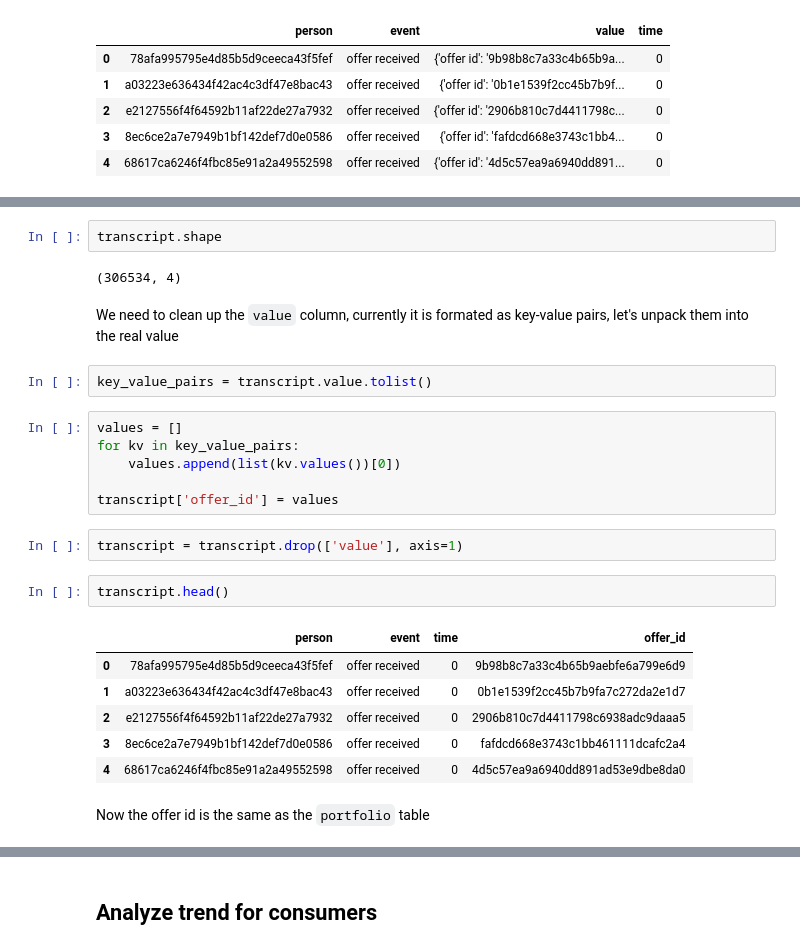
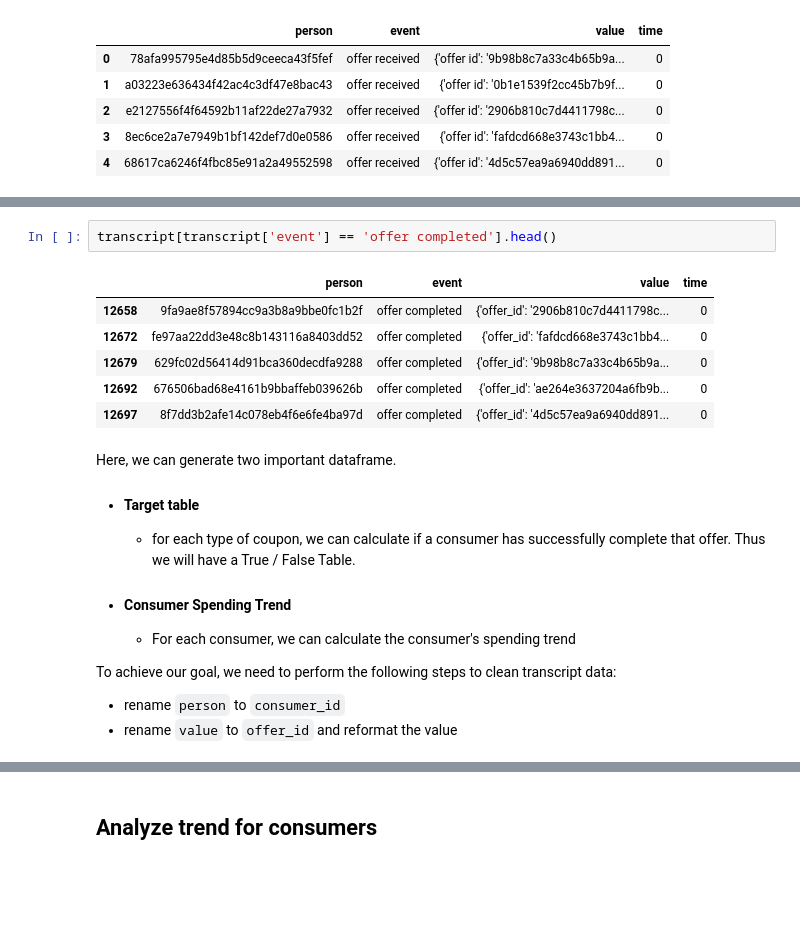
Before and after one commit to LeoYuanjieLi/starbucks_ml, a Jupyter notebook: Startbucks_Capstone_notebook.ipynb, the cells around one changed output, grey strips where cells are left out. Drawn from its saved outputs; the diff is of its cells as text; blank space fills up the shorter version.

```diff
--- a/Startbucks_Capstone_notebook.ipynb
+++ b/Startbucks_Capstone_notebook.ipynb
@@ -196,27 +245,22 @@ array([  0,   6,  12,  18,  24,  30,  36,  42,  48,  54,  60,  66,  72,
-# %%
-transcript.shape
-# %% [output]
-(306534, 4)
-# %% [markdown]
-We need to clean up the `value` column, currently it is formated as key-value pairs, let's unpack them into the real value
-# %%
-key_value_pairs = transcript.value.tolist()
-# %%
-values = []
-for kv in key_value_pairs:
-    values.append(list(kv.values())[0])
-
-transcript['offer_id'] = values
-# %%
-transcript = transcript.drop(['value'], axis=1)
 # %%
-transcript.head()
+transcript[transcript['event'] == 'offer completed'].head()
 # %% [output]
-|  | person | event | time | offer_id |
-| 0 | 78afa995795e4d85b5d9ceeca43f5fef | offer received | 0 | 9b98b8c7a33c4b65b9aebfe6a799e6d9 |
-| 1 | a03223e636434f42ac4c3df47e8bac43 | offer received | 0 | 0b1e1539f2cc45b7b9fa7c272da2e1d7 |
-| 2 | e2127556f4f64592b11af22de27a7932 | offer received | 0 | 2906b810c7d4411798c6938adc9daaa5 |
-| 3 | 8ec6ce2a7e7949b1bf142def7d0e0586 | offer received | 0 | fafdcd668e3743c1bb461111dcafc2a4 |
-| 4 | 68617ca6246f4fbc85e91a2a49552598 | offer received | 0 | 4d5c57ea9a6940dd891ad53e9dbe8da0 |
+|  | person | event | value | time |
+| 12658 | 9fa9ae8f57894cc9a3b8a9bbe0fc1b2f | offer completed | {'offer_id': '2906b810c7d4411798c... | 0 |
+| 12672 | fe97aa22dd3e48c8b143116a8403dd52 | offer completed | {'offer_id': 'fafdcd668e3743c1bb4... | 0 |
+| 12679 | 629fc02d56414d91bca360decdfa9288 | offer completed | {'offer_id': '9b98b8c7a33c4b65b9a... | 0 |
+| 12692 | 676506bad68e4161b9bbaffeb039626b | offer completed | {'offer_id': 'ae264e3637204a6fb9b... | 0 |
+| 12697 | 8f7dd3b2afe14c078eb4f6e6fe4ba97d | offer completed | {'offer_id': '4d5c57ea9a6940dd891... | 0 |
-# %% [markdown]
-Now the offer id is the same as the `portfolio` table
+# %% [markdown]
+Here, we can generate two important dataframe.
+
+- #### Target table
+    - for each type of coupon, we can calculate if a consumer has successfully complete that offer. Thus we will have a True / False Table.
+
+- #### Consumer Spending Trend
+    - For each consumer, we can calculate the consumer's spending trend
+
+To achieve our goal, we need to perform the following steps to clean transcript data:
+
+- rename `person` to `consumer_id`
+- rename `value` to `offer_id` and reformat the value
```
Also changed, not shown: parts of 158 cells of this notebook, 16 other files.
